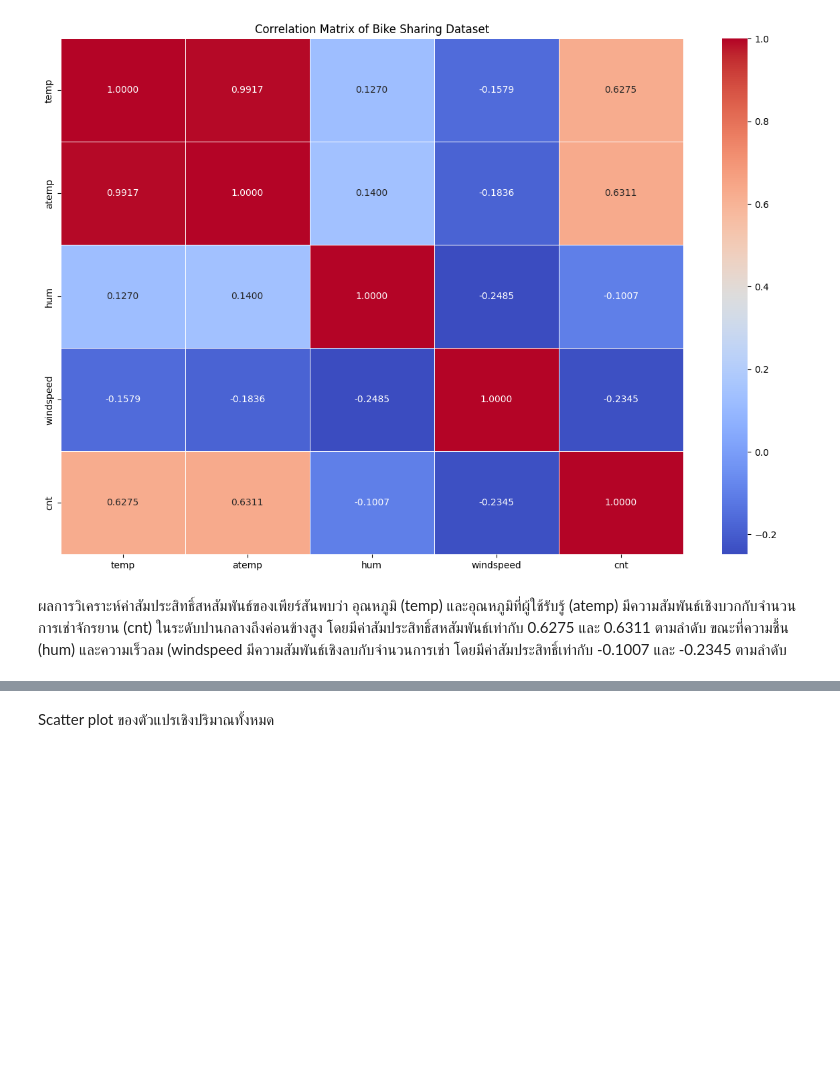
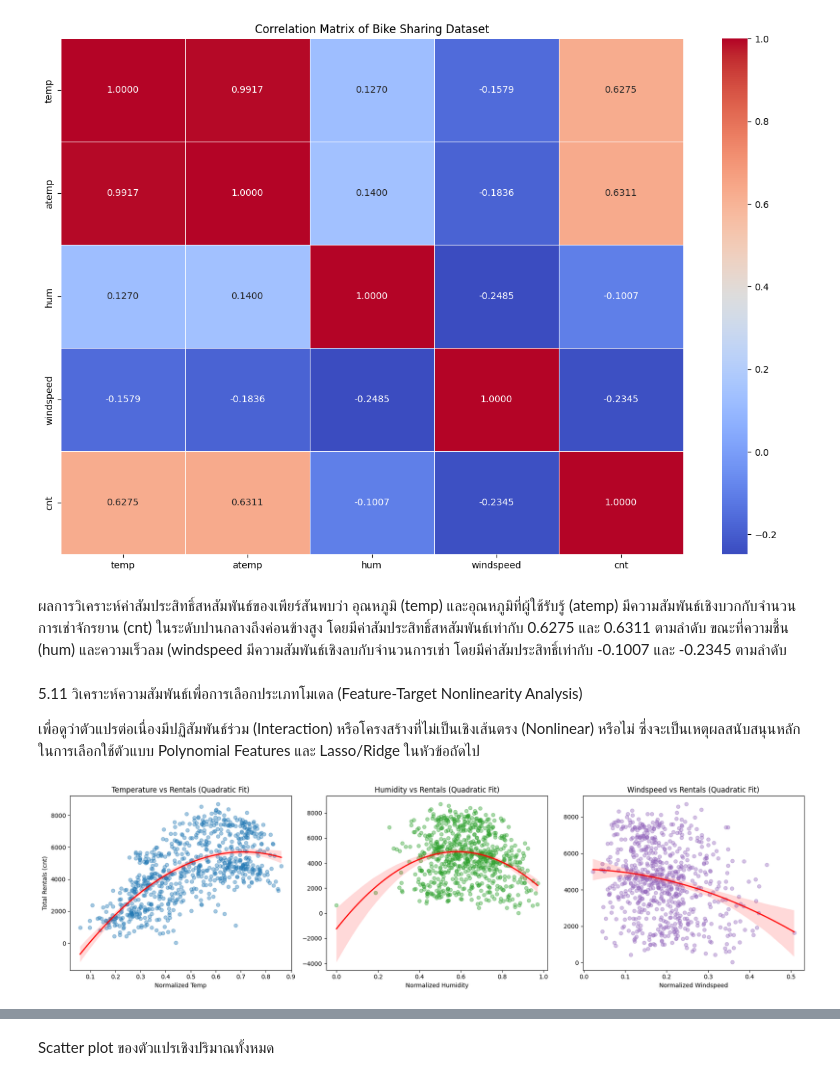
Before and after one commit to wararit-panichkitkosolkul/bike-sharing-DS512, a Jupyter notebook: Bike_Sharing_Project_DS514.ipynb, the cells around one changed output, grey strips where cells are left out. Drawn from its saved outputs; the diff is of its cells as text; code cells hidden in the pictures; blank space fills up the shorter version.

```diff
--- a/Bike_Sharing_Project_DS514.ipynb
+++ b/Bike_Sharing_Project_DS514.ipynb
@@ -412,3 +434,38 @@ plt.show()
 [figure]
 # %% [markdown]
 ผลการวิเคราะห์ค่าสัมประสิทธิ์สหสัมพันธ์ของเพียร์สันพบว่า อุณหภูมิ (temp) และอุณหภูมิที่ผู้ใช้รับรู้ (atemp) มีความสัมพันธ์เชิงบวกกับจำนวนการเช่าจักรยาน (cnt) ในระดับปานกลางถึงค่อนข้างสูง โดยมีค่าสัมประสิทธิ์สหสัมพันธ์เท่ากับ 0.6275 และ 0.6311 ตามลำดับ ขณะที่ความชื้น (hum) และความเร็วลม (windspeed มีความสัมพันธ์เชิงลบกับจำนวนการเช่า โดยมีค่าสัมประสิทธิ์เท่ากับ -0.1007 และ -0.2345 ตามลำดับ
+# %% [markdown]
+5.11 วิเคราะห์ความสัมพันธ์เพื่อการเลือกประเภทโมเดล (Feature-Target Nonlinearity Analysis)
+
+เพื่อดูว่าตัวแปรต่อเนื่องมีปฏิสัมพันธ์ร่วม (Interaction) หรือโครงสร้างที่ไม่เป็นเชิงเส้นตรง (Nonlinear) หรือไม่ ซึ่งจะเป็นเหตุผลสนับสนุนหลักในการเลือกใช้ตัวแบบ Polynomial Features และ Lasso/Ridge ในหัวข้อถัดไป
+# %%
+fig, axes = plt.subplots(1, 3, figsize=(18, 5))
+
+# 1. ความสัมพันธ์ระหว่าง temp กับ cnt (แสดงแนวโน้มแบบเส้นโค้งกำลังสอง)
+sns.regplot(ax=axes[0], x='temp', y='cnt', data=bike,
+            scatter_kws={'alpha':0.4, 'color':'#1f77b4'},
+            line_kws={'color':'red', 'linewidth':2}, order=2)
+axes[0].set_title('Temperature vs Rentals (Quadratic Fit)', fontsize=12)
+axes[0].set_xlabel('Normalized Temp')
+axes[0].set_ylabel('Total Rentals (cnt)')
+
+# 2. ความสัมพันธ์ระหว่าง hum กับ cnt
+sns.regplot(ax=axes[1], x='hum', y='cnt', data=bike,
+            scatter_kws={'alpha':0.4, 'color':'#2ca02c'},
+            line_kws={'color':'red', 'linewidth':2}, order=2)
+axes[1].set_title('Humidity vs Rentals (Quadratic Fit)', fontsize=12)
+axes[1].set_xlabel('Normalized Humidity')
+axes[1].set_ylabel('')
+
+# 3. ความสัมพันธ์ระหว่าง windspeed กับ cnt
+sns.regplot(ax=axes[2], x='windspeed', y='cnt', data=bike,
+            scatter_kws={'alpha':0.4, 'color':'#9467bd'},
+            line_kws={'color':'red', 'linewidth':2}, order=2)
+axes[2].set_title('Windspeed vs Rentals (Quadratic Fit)', fontsize=12)
+axes[2].set_xlabel('Normalized Windspeed')
+axes[2].set_ylabel('')
+
+plt.tight_layout()
+plt.show()
+# %% [output]
+[figure, added]
```
Also changed, not shown: parts of 12 cells of this notebook.
